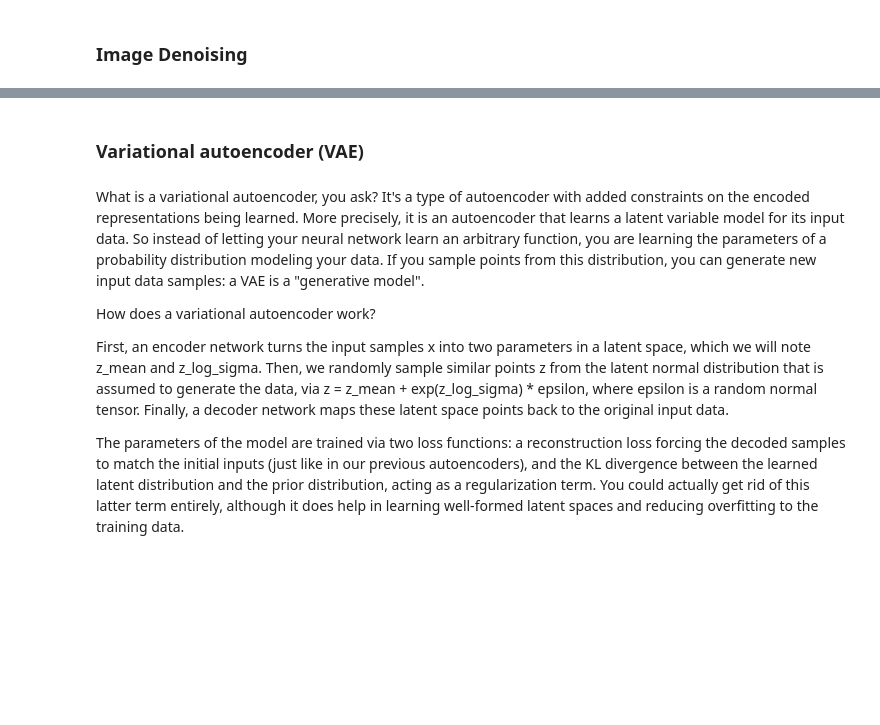
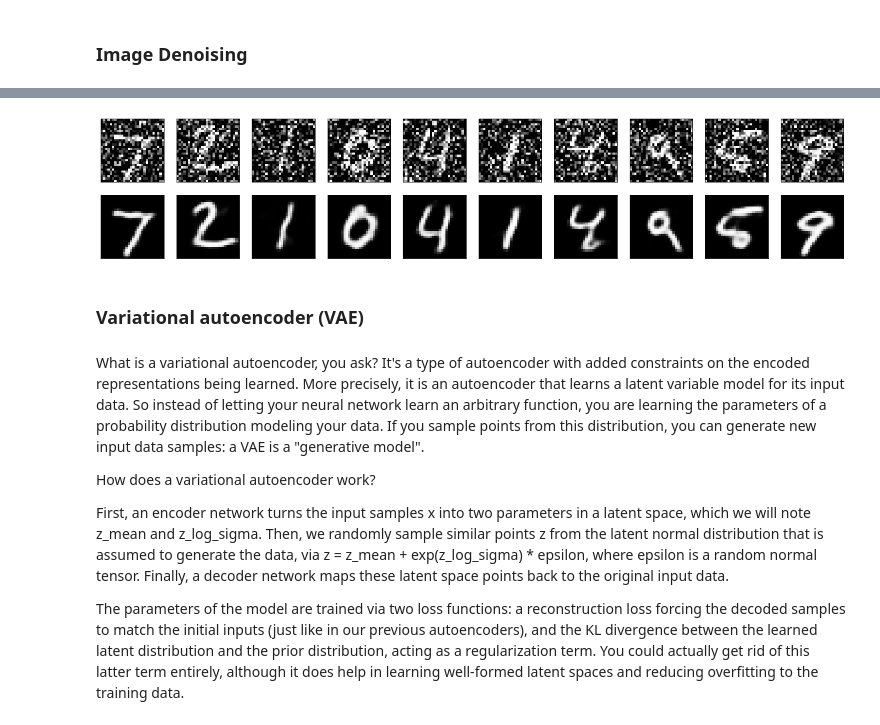
Before and after one commit to 101vinayak/Autoencoders, a Jupyter notebook: Into The World of AutoEncoders.ipynb, the cells around one changed output, grey strips where cells are left out. Saved outputs shown, nothing was run; the diff lists cells and outputs as text; code cells hidden in the pictures; blank space fills up the shorter version.

```diff
--- a/Into The World of AutoEncoders.ipynb
+++ b/Into The World of AutoEncoders.ipynb
@@ -407,10 +445,10 @@ x = UpSampling2D((2, 2))(x)
 decoded = Conv2D(1, (3, 3), activation='sigmoid', padding='same')(x)
 
 autoencoder = Model(input_img, decoded)
-autoencoder.compile(optimizer='adam', loss='mse')
+autoencoder.compile(optimizer='adam', loss='binary_crossentropy')
 # %%
 autoencoder.fit(x_train_noisy, x_train,
-                epochs=100,
+                epochs=10,
                 batch_size=128,
                 shuffle=True,
                 validation_data=(x_test_noisy, x_test),
@@ -426,3 +475,29 @@ plot_imgs(decoded_imgs)
+# %%
+## Predicting the results
+
+decoded_imgs = autoencoder.predict(x_test_noisy)
+
+n = 10
+plt.figure(figsize=(20, 6))
+for i in range(n):
+    # display original
+    ax = plt.subplot(3, n, i+1)
+    plt.imshow(x_test_noisy[i].reshape(28, 28))
+    plt.gray()
+    ax.get_xaxis().set_visible(False)
+    ax.get_yaxis().set_visible(False)
+
+
+    # display reconstruction
+    ax = plt.subplot(3, n, i+n+1)
+    plt.imshow(decoded_imgs[i].reshape(28, 28))
+    plt.gray()
+    ax.get_xaxis().set_visible(False)
+    ax.get_yaxis().set_visible(False)
+
+plt.show()
+# %% [output]
+[figure, added]
 # %% [markdown]
 ### Variational autoencoder (VAE)
 # %% [markdown]
```
Also changed, not shown: parts of 13 cells of this notebook.
